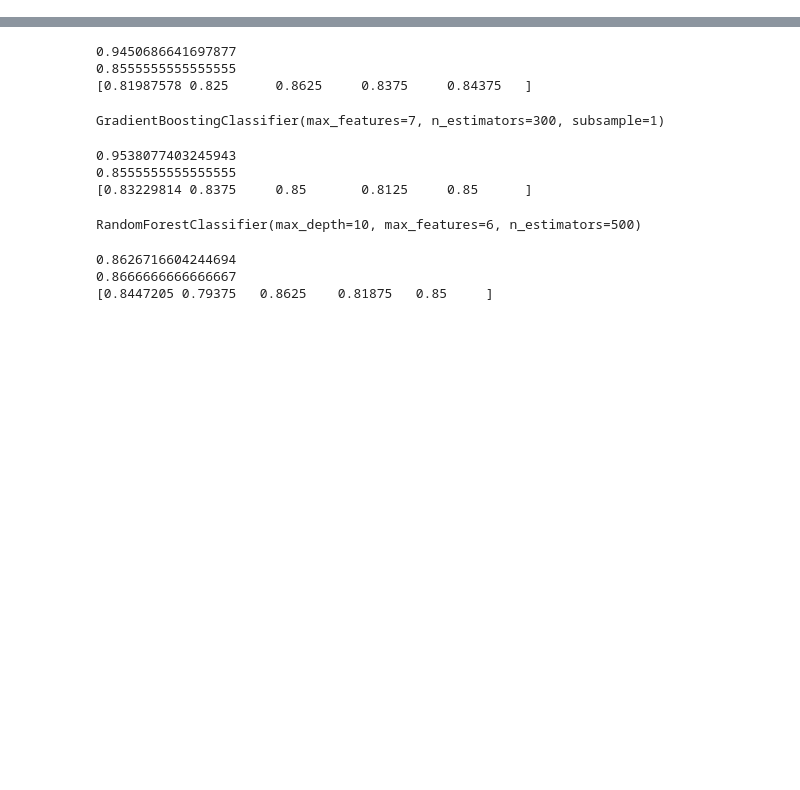
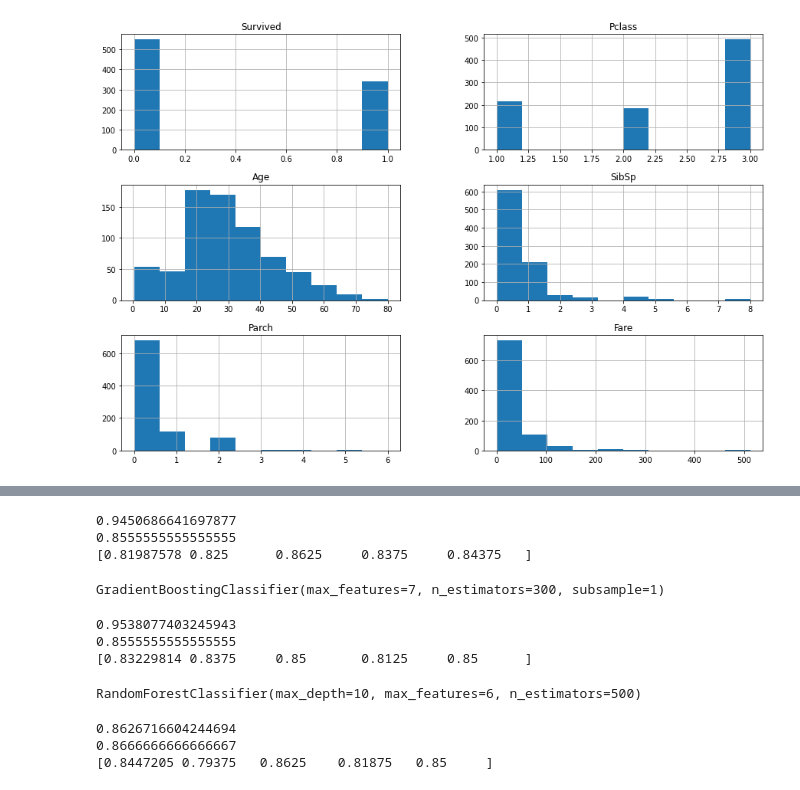
Before and after one commit to nicolasbuitragob/titanic_competion_kaggle, a Jupyter notebook: titanic.ipynb, the cells around one changed output, grey strips where cells are left out. Saved outputs shown, nothing was run; the diff lists cells and outputs as text; code cells hidden in the pictures; blank space fills up the shorter version.

```diff
--- a/titanic.ipynb
+++ b/titanic.ipynb
@@ -6,6 +7,7 @@ import seaborn as sns
 # %%
+# Import the data
 train = pd.read_csv('train.csv')
 Y = train['Survived']
-train.drop('Survived',axis=1,inplace = True)
+train.drop(['PassengerId'],axis = 1 ,inplace = True)
 test = pd.read_csv('test.csv')
-id = test['PassengerId']
+test_id = test['PassengerId']
@@ -11,0 +18,10 @@ id = test['PassengerId']
+# %%
+def plot_hist(df):
+    df.hist(figsize = (15,10))
+    plt.show()
+
+    #df.boxplot(figsize = (20,15))
+    #plt.show()
+plot_hist(train)
+# %% [output]
+[figure, added]
```
Also changed, not shown: parts of 13 cells of this notebook.
